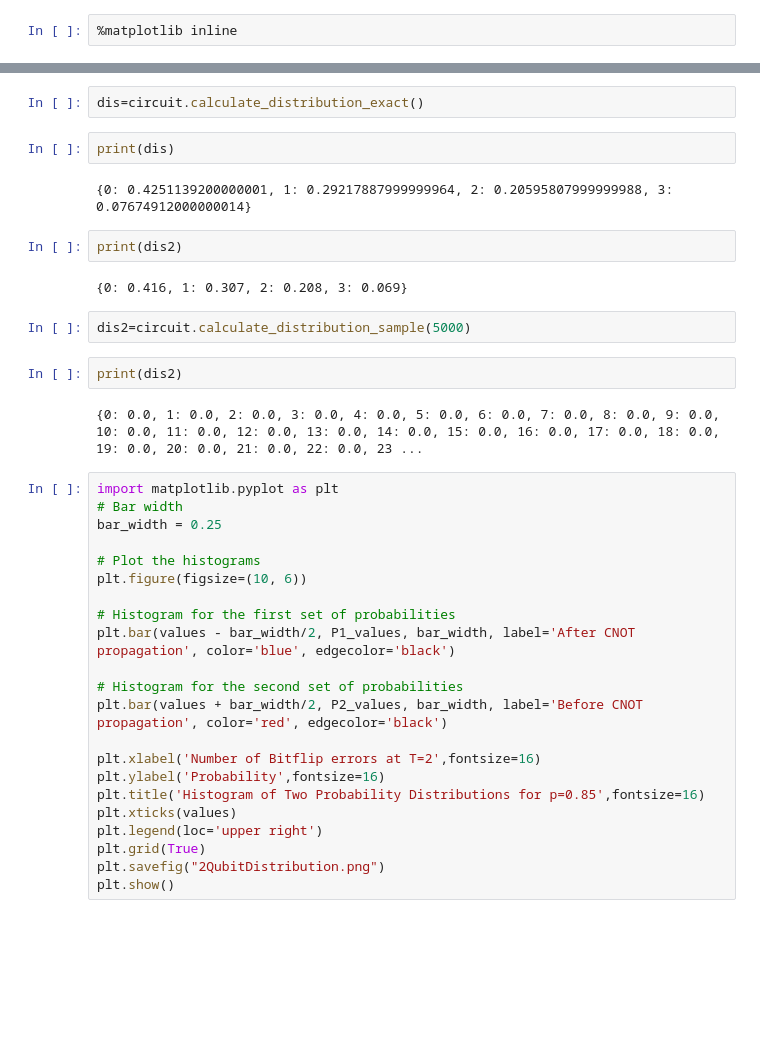
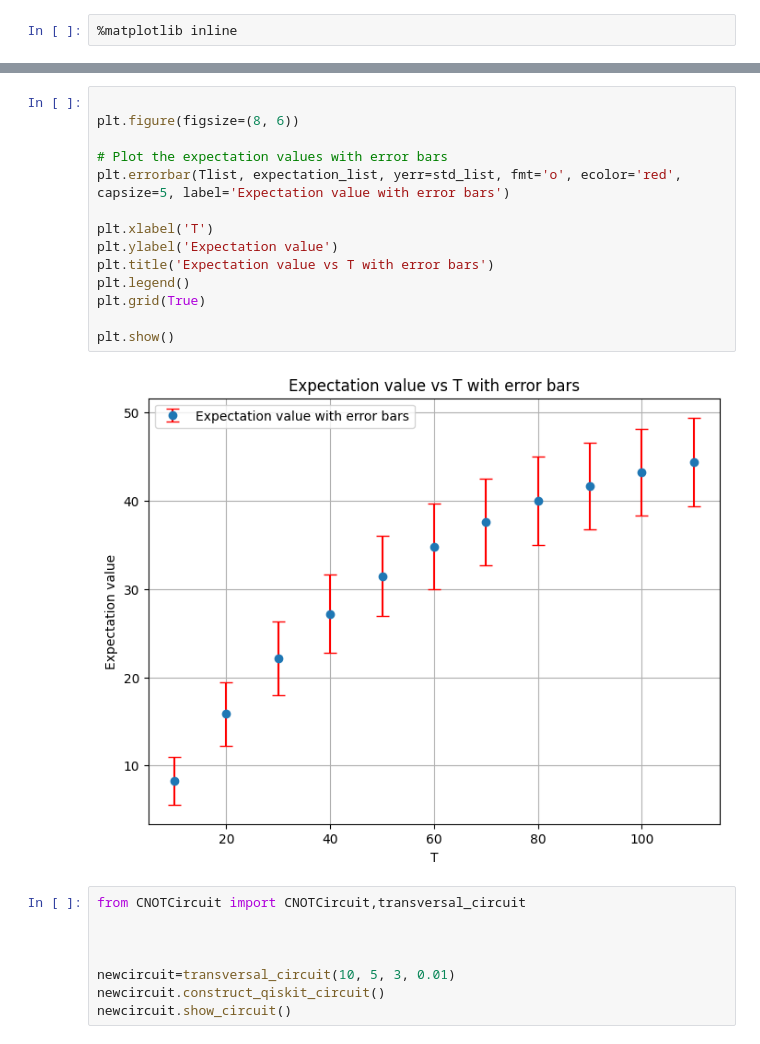
Before and after one commit to yezhuoyang/Qerrorprop, a Jupyter notebook: examples.ipynb, the cells around one changed output, grey strips where cells are left out. Drawn from its saved outputs; the diff is of its cells as text; blank space fills up the shorter version.

```diff
--- a/examples.ipynb
+++ b/examples.ipynb
@@ -182,38 +198,24 @@ circuit.show_matrix()
-# %%
-dis=circuit.calculate_distribution_exact()
-# %%
-print(dis)
-# %% [output]
-{0: 0.4251139200000001, 1: 0.29217887999999964, 2: 0.20595807999999988, 3: 0.07674912000000014}
-# %%
-print(dis2)
-# %% [output]
-{0: 0.416, 1: 0.307, 2: 0.208, 3: 0.069}
-# %%
-dis2=circuit.calculate_distribution_sample(5000)
-# %%
-print(dis2)
-# %% [output]
-{0: 0.0, 1: 0.0, 2: 0.0, 3: 0.0, 4: 0.0, 5: 0.0, 6: 0.0, 7: 0.0, 8: 0.0, 9: 0.0, 10: 0.0, 11: 0.0, 12: 0.0, 13: 0.0, 14: 0.0, 15: 0.0, 16: 0.0, 17: 0.0, 18: 0.0, 19: 0.0, 20: 0.0, 21: 0.0, 22: 0.0, 23 ...
-# %%
-import matplotlib.pyplot as plt
-# Bar width
-bar_width = 0.25
-
-# Plot the histograms
-plt.figure(figsize=(10, 6))
-
-# Histogram for the first set of probabilities
-plt.bar(values - bar_width/2, P1_values, bar_width, label='After CNOT propagation', color='blue', edgecolor='black')
-
-# Histogram for the second set of probabilities
-plt.bar(values + bar_width/2, P2_values, bar_width, label='Before CNOT propagation', color='red', edgecolor='black')
-
-plt.xlabel('Number of Bitflip errors at T=2',fontsize=16)
-plt.ylabel('Probability',fontsize=16)
-plt.title('Histogram of Two Probability Distributions for p=0.85',fontsize=16)
-plt.xticks(values)
-plt.legend(loc='upper right')
-plt.grid(True)
-plt.savefig("2QubitDistribution.png")
-plt.show()
+# %%
+
+plt.figure(figsize=(8, 6))
+
+# Plot the expectation values with error bars
+plt.errorbar(Tlist, expectation_list, yerr=std_list, fmt='o', ecolor='red', capsize=5, label='Expectation value with error bars')
+
+plt.xlabel('T')
+plt.ylabel('Expectation value')
+plt.title('Expectation value vs T with error bars')
+plt.legend()
+plt.grid(True)
+
+plt.show()
+# %% [output]
+[figure, added]
+# %%
+from CNOTCircuit import CNOTCircuit,transversal_circuit
+
+
+
+newcircuit=transversal_circuit(10, 5, 3, 0.01)
+newcircuit.construct_qiskit_circuit()
+newcircuit.show_circuit()
```
Also changed, not shown: parts of 12 cells of this notebook, 2 other files.
